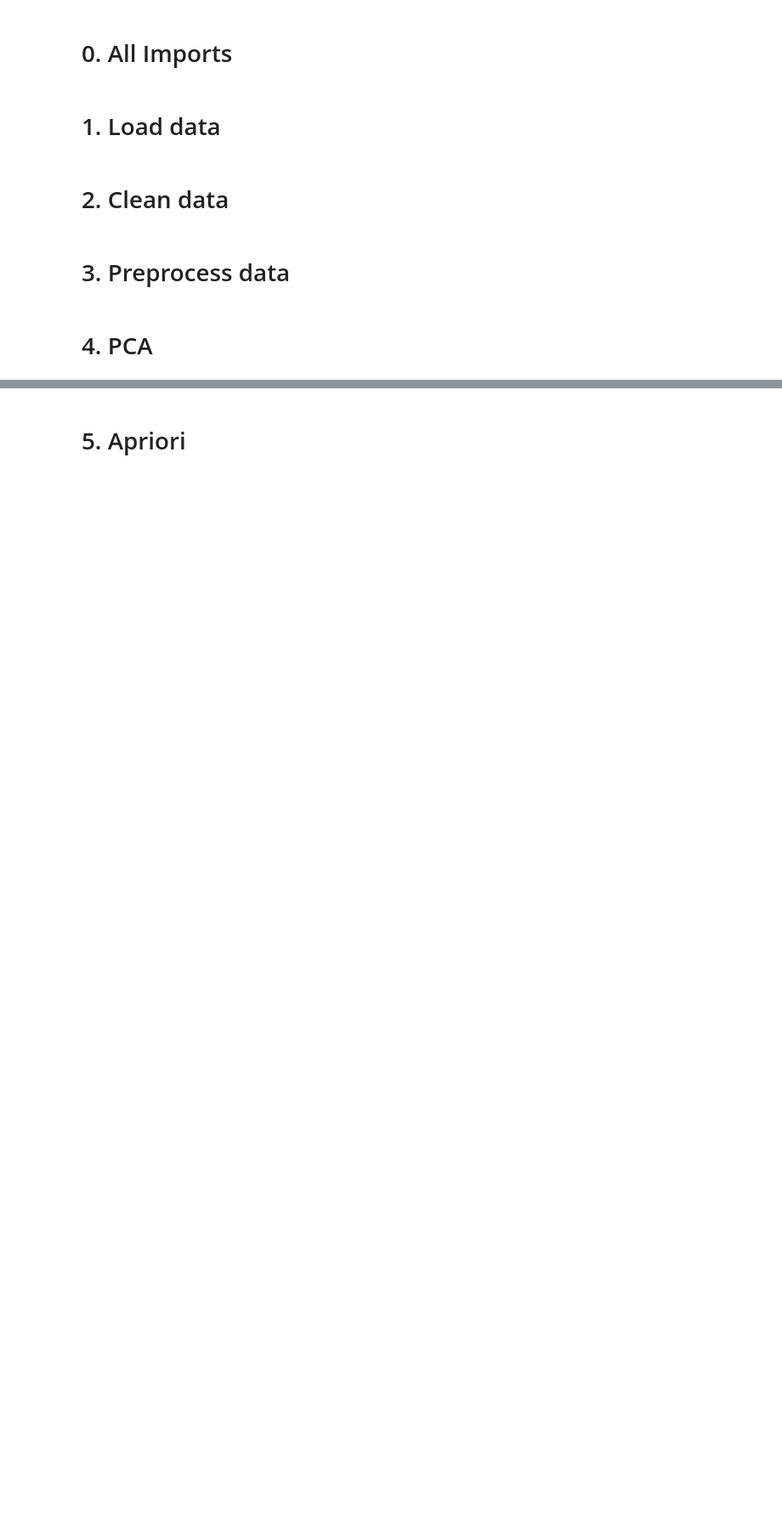
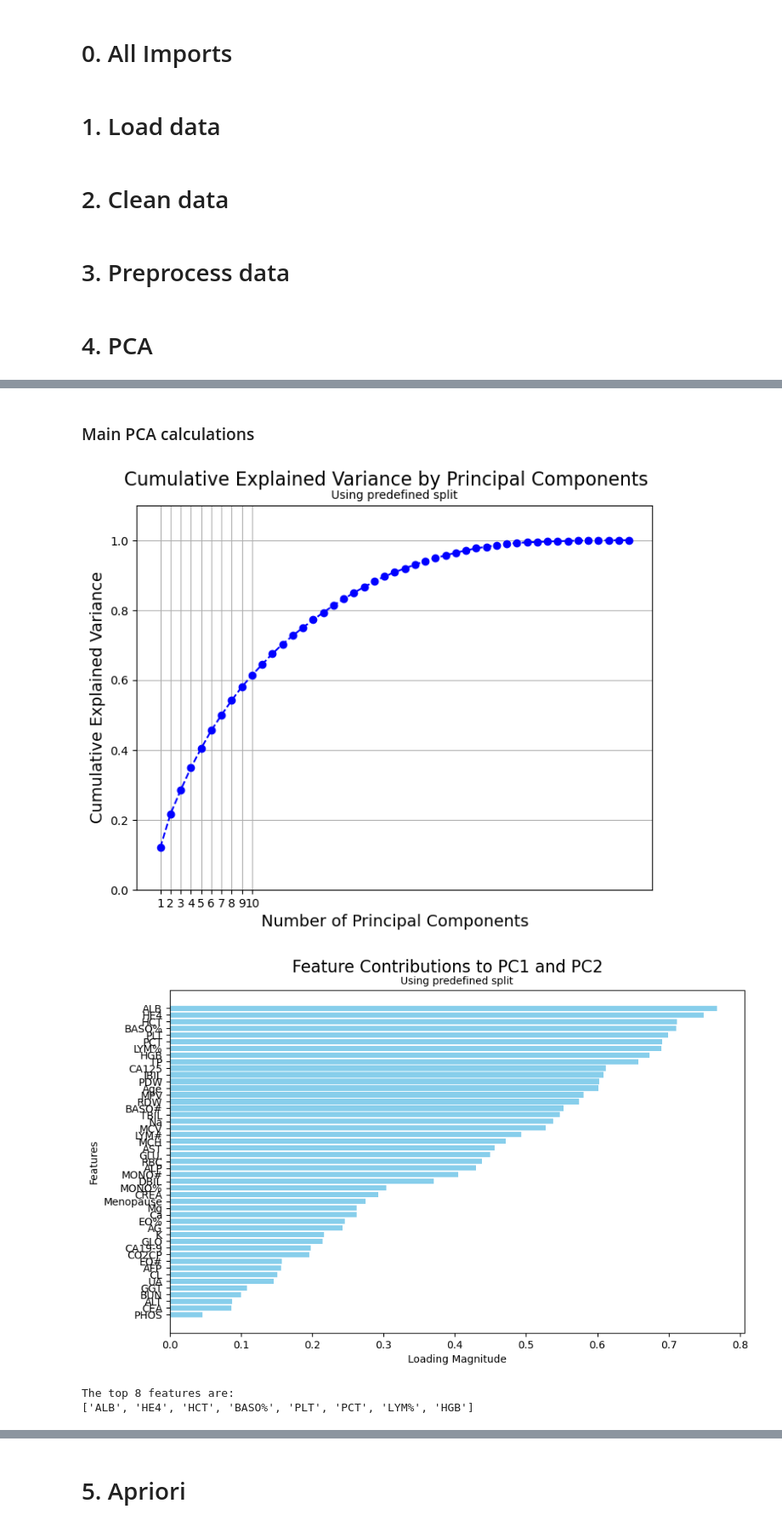
Before and after one commit to WilliamH-R/ComputationalTools, a Jupyter notebook: python/submission.ipynb, the cells around one changed output, grey strips where cells are left out. Shown at 85% size. Saved outputs shown, nothing was run; the diff lists cells and outputs as text; code cells hidden in the pictures; blank space fills up the shorter version.

```diff
--- a/python/submission.ipynb
+++ b/python/submission.ipynb
@@ -10,0 +263,2 @@
+# %% [markdown]
+### Main PCA calculations
@@ -10,0 +385,7 @@
+# %%
+pca(split="predefined")
+# %% [output]
+[figure, added]
+[figure, added]
+The top 8 features are:
+['ALB', 'HE4', 'HCT', 'BASO%', 'PLT', 'PCT', 'LYM%', 'HGB']
```
Also changed, not shown: parts of 18 cells of this notebook.
